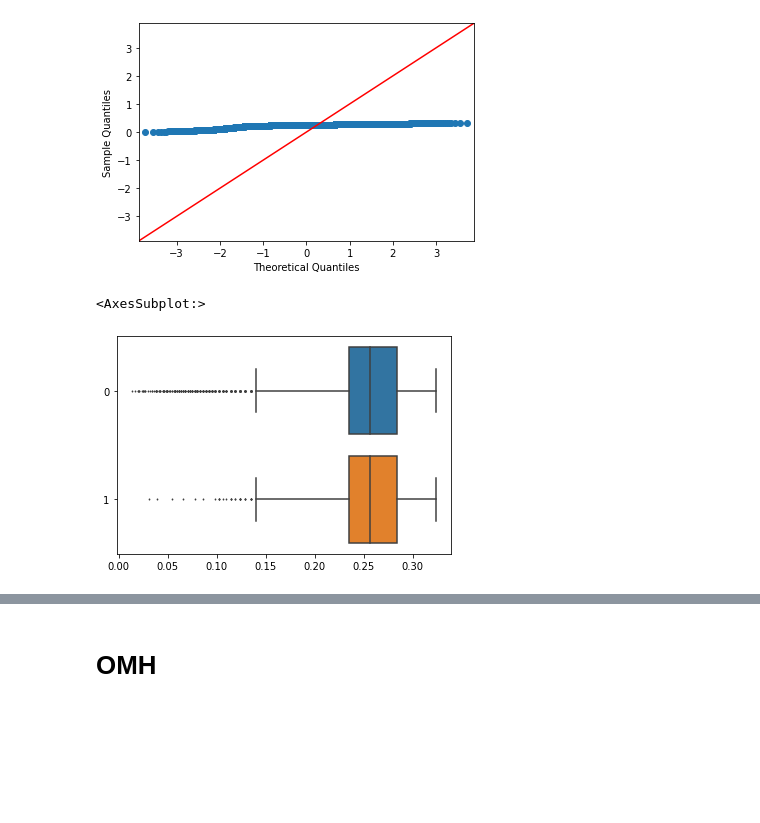
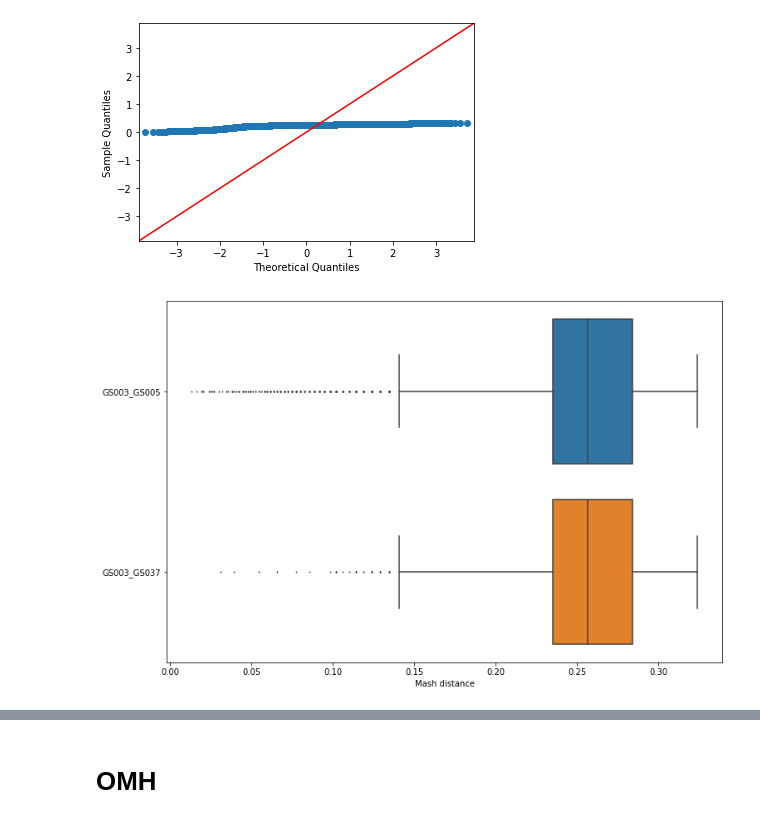
Before and after one commit to LuiggiTenorioK/minhash-benchmark, a Jupyter notebook: src/distances_analysis.ipynb, the cells around one changed output, grey strips where cells are left out. Saved outputs shown, nothing was run; the diff lists cells and outputs as text; code cells hidden in the pictures; blank space fills up the shorter version.

```diff
--- a/src/distances_analysis.ipynb
+++ b/src/distances_analysis.ipynb
@@ -152,10 +156,12 @@ fig = sm.qqplot(sv1, line='45')
 # %% [output]
 [figure]
 # %%
-sns.boxplot(data=[sv1,sv2], orient='h', fliersize=1, whis=2)
+plt.figure(figsize=(12,8))
+sns.boxplot(data=pd.DataFrame(np.array([sv1,sv2]).T, columns=["GS003_GS005","GS003_GS037"]),
+            orient='h', fliersize=1, whis=2).set(xlabel="Mash distance")
+plt.show()
 # %% [output]
-<AxesSubplot:>
-[figure, old version]
+[figure, new version]
 # %%
 ecdf1 = ECDF(sv1)
 ecdf2 = ECDF(sv2)
```
Also changed, not shown: parts of 7 cells of this notebook.
